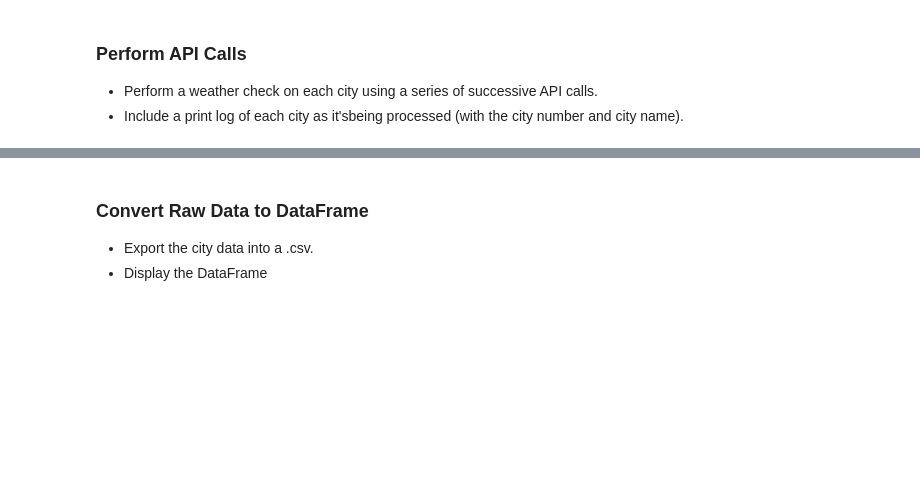
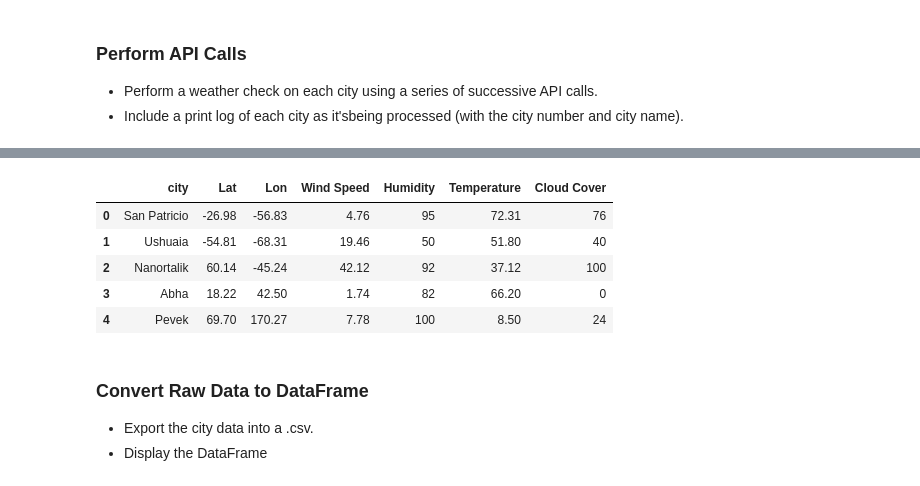
Before and after one commit to RicoMedford/weatherdummyrepo, a Jupyter notebook: WeatherPy.ipynb, the cells around one changed output, grey strips where cells are left out. Saved outputs shown, nothing was run; the diff lists cells and outputs as text; code cells hidden in the pictures; blank space fills up the shorter version.

```diff
--- a/WeatherPy.ipynb
+++ b/WeatherPy.ipynb
@@ -136,3 +206,18 @@ cities_df.head()
+# %%
+city_weather = pd.DataFrame(city_dict)
+
+
+city_weather.to_csv(output_data_file, encoding='utf-8', index=True,sep=',',header=True, na_rep='NaN')
+
+
+city_weather.head()
+# %% [output]
+|  | city | Lat | Lon | Wind Speed | Humidity | Temperature | Cloud Cover |
+| 0 | San Patricio | -26.98 | -56.83 | 4.76 | 95 | 72.31 | 76 |
+| 1 | Ushuaia | -54.81 | -68.31 | 19.46 | 50 | 51.80 | 40 |
+| 2 | Nanortalik | 60.14 | -45.24 | 42.12 | 92 | 37.12 | 100 |
+| 3 | Abha | 18.22 | 42.50 | 1.74 | 82 | 66.20 | 0 |
+| 4 | Pevek | 69.70 | 170.27 | 7.78 | 100 | 8.50 | 24 |
 # %% [markdown]
 ### Convert Raw Data to DataFrame
 * Export the city data into a .csv.
```
Also changed, not shown: parts of 7 cells of this notebook, 1 other file.
